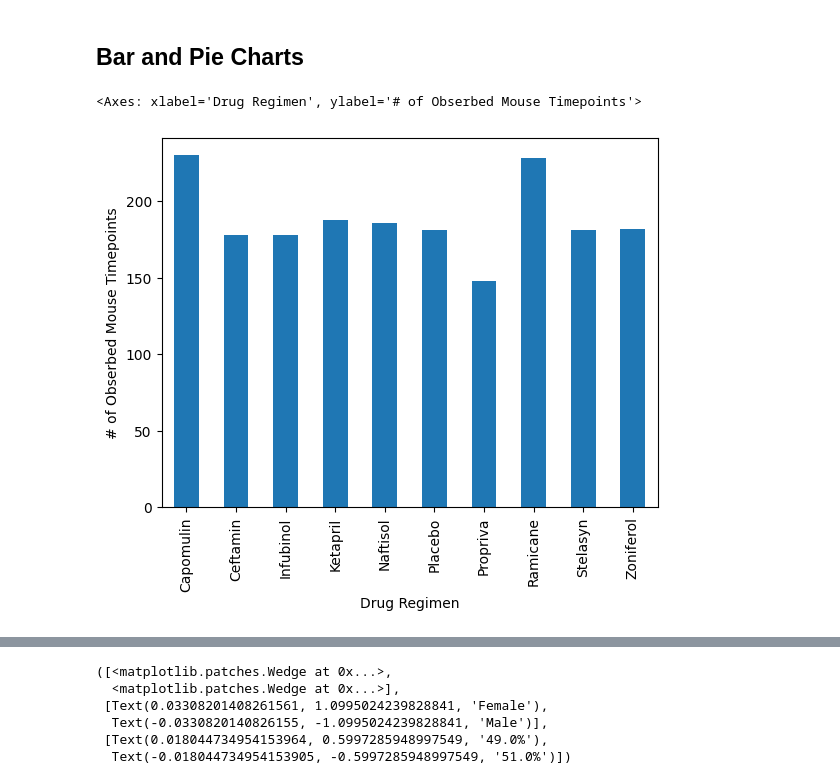
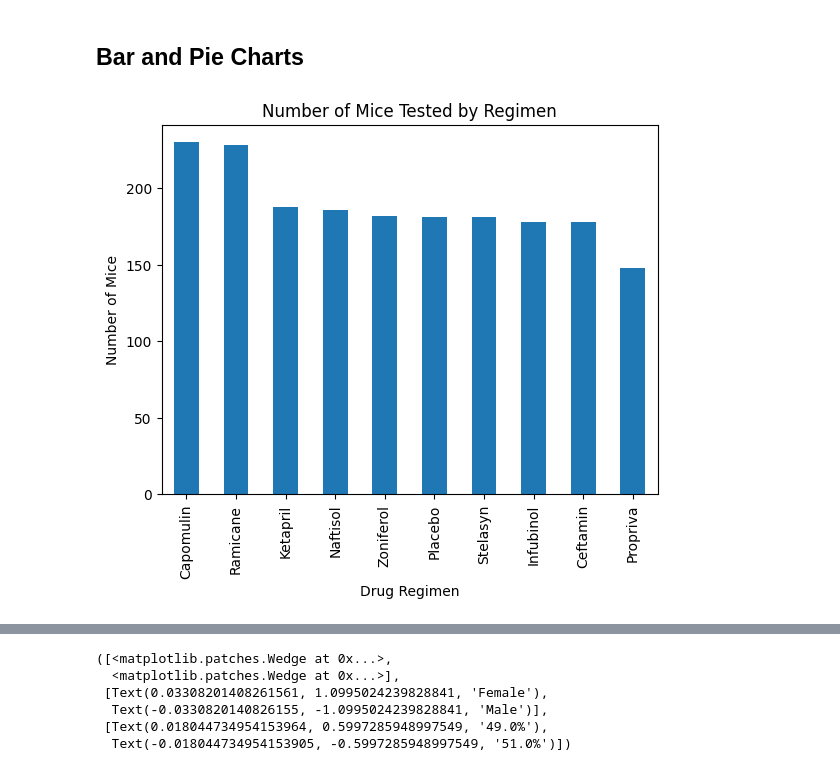
Before and after one commit to JamesDraper59/Pymaceuticals, a Jupyter notebook: Pymaceuticals/Starter_Code/Pymaceuticals/pymaceuticals_starter.ipynb, the cells around one changed output, grey strips where cells are left out. Cells and saved outputs as stored; diff of their text form; code cells hidden in the pictures.

```diff
--- a/Pymaceuticals/Starter_Code/Pymaceuticals/pymaceuticals_starter.ipynb
+++ b/Pymaceuticals/Starter_Code/Pymaceuticals/pymaceuticals_starter.ipynb
@@ -120,16 +137,19 @@ stat_table
 # %%
 # Generate a bar plot showing the total number of rows (Mouse ID/Timepoints) for each drug regimen using Pandas.
 
-mouse_bar = clean_data.groupby(['Drug Regimen']).count()['Timepoint']
+mice_for_plotting = clean_data["Drug Regimen"].value_counts()
+
+mice_for_plotting.plot.bar()
+
+plt.title("Number of Mice Tested by Regimen")
 
 plt.xlabel("Drug Regimen")
 
-plt.ylabel("# of Obserbed Mouse Timepoints")
+plt.ylabel("Number of Mice")
 
-mouse_bar.plot.bar()
+plt.show()
 # %% [output]
-<Axes: xlabel='Drug Regimen', ylabel='# of Obserbed Mouse Timepoints'>
-[figure, old version]
+[figure, new version]
 # %%
 # Generate a bar plot showing the total number of rows (Mouse ID/Timepoints) for each drug regimen using pyplot.
 bar_x = clean_data["Drug Regimen"].unique()
```
Also changed, not shown: parts of 15 cells of this notebook.
